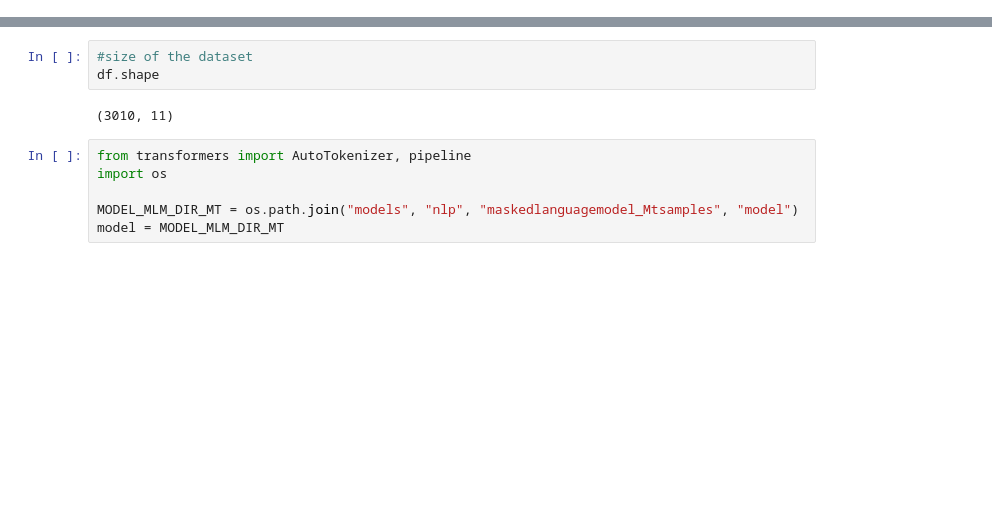
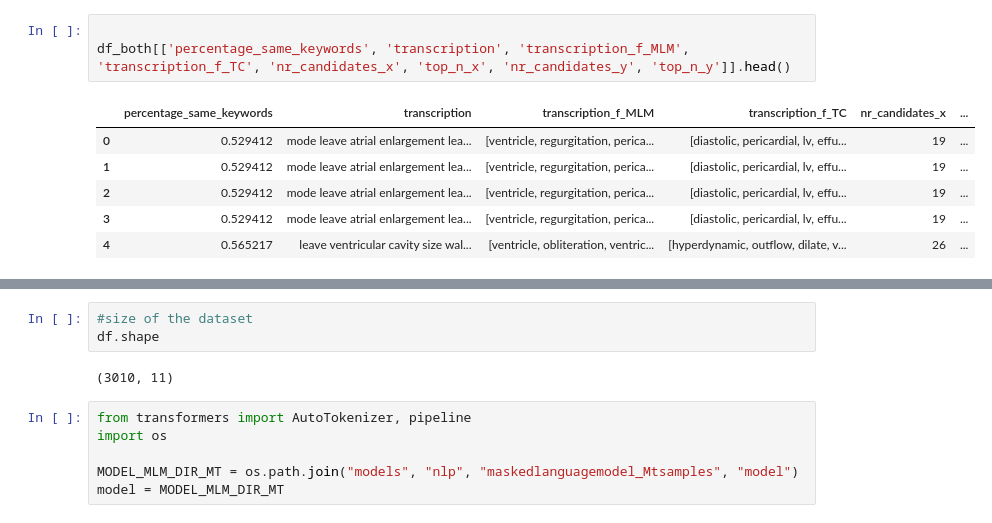
Before and after one commit to Tara-Sophia/NLP_Masterthesis, a Jupyter notebook: test.ipynb, the cells around one changed output, grey strips where cells are left out. Saved outputs shown, nothing was run; the diff lists cells and outputs as text; blank space fills up the shorter version.

```diff
--- a/test.ipynb
+++ b/test.ipynb
@@ -23,0 +54,10 @@ df.head()
+# %%
+
+df_both[['percentage_same_keywords', 'transcription', 'transcription_f_MLM', 'transcription_f_TC', 'nr_candidates_x', 'top_n_x', 'nr_candidates_y', 'top_n_y']].head()
+# %% [output]
+|  | percentage_same_keywords | transcription | transcription_f_MLM | transcription_f_TC | nr_candidates_x | ... |
+| 0 | 0.529412 | mode leave atrial enlargement lea... | [ventricle, regurgitation, perica... | [diastolic, pericardial, lv, effu... | 19 | ... |
+| 1 | 0.529412 | mode leave atrial enlargement lea... | [ventricle, regurgitation, perica... | [diastolic, pericardial, lv, effu... | 19 | ... |
+| 2 | 0.529412 | mode leave atrial enlargement lea... | [ventricle, regurgitation, perica... | [diastolic, pericardial, lv, effu... | 19 | ... |
+| 3 | 0.529412 | mode leave atrial enlargement lea... | [ventricle, regurgitation, perica... | [diastolic, pericardial, lv, effu... | 19 | ... |
+| 4 | 0.565217 | leave ventricular cavity size wal... | [ventricle, obliteration, ventric... | [hyperdynamic, outflow, dilate, v... | 26 | ... |
```
Also changed, not shown: parts of 7 cells of this notebook, 1 other file.
